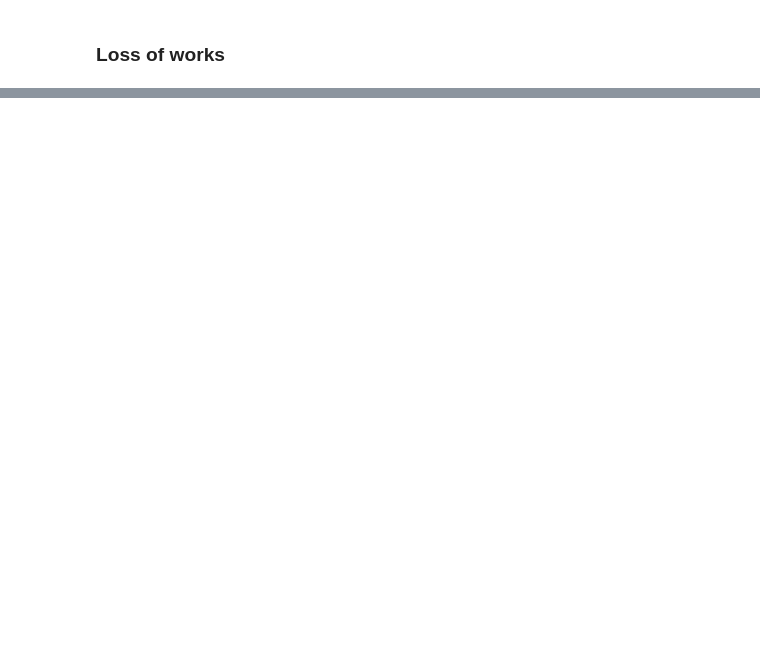
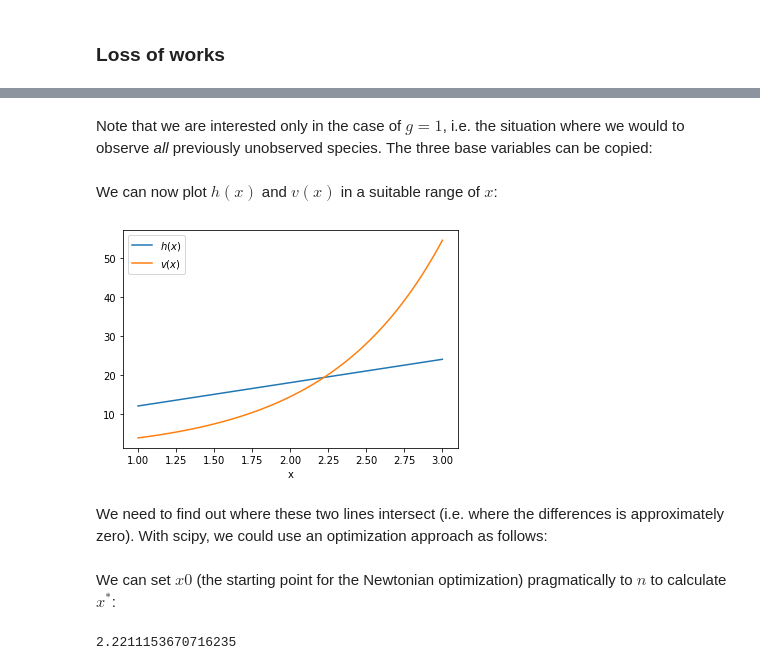
Before and after one commit to mikekestemont/minsampling, a Jupyter notebook: notebooks/estimating-diversity.ipynb, the cells around one changed output, grey strips where cells are left out. Cells and saved outputs as stored; diff of their text form; code cells hidden in the pictures; blank space fills up the shorter version.

```diff
--- a/notebooks/estimating-diversity.ipynb
+++ b/notebooks/estimating-diversity.ipynb
@@ -647,0 +732,18 @@ g = sb.lmplot(x="keep rate", y="AbsError", hue="estimator", order=2,
+# %% [markdown]
+Note that we are interested only in the case of $g=1$, i.e. the situation where we would to observe *all* previously unobserved species. The three base variables can be copied:
+# %%
+f1 = 3
+f2 = 2
+n = 161
+# %% [markdown]
+We can now plot $h(x)$ and $v(x)$ in a suitable range of $x$:
+# %%
+x = np.linspace(1, 3, 100)
+plt.plot(x, 2 * f1 * (1 + x), label='$h(x)$')
+plt.plot(x, np.exp(x * (2 * f2 / f1)), label='$v(x)$')
+plt.xlabel('x')
+plt.legend();
+# %% [output]
+[figure, added]
+# %% [markdown]
+We need to find out where these two lines intersect (i.e. where the differences is approximately zero). With scipy, we could use an optimization approach as follows:
@@ -647,0 +758,7 @@ g = sb.lmplot(x="keep rate", y="AbsError", hue="estimator", order=2,
+# %% [markdown]
+We can set $x0$ (the starting point for the Newtonian optimization) pragmatically to $n$ to calculate $x^*$:
+# %%
+x_ast = intersection(h, v, n)
+x_ast
+# %% [output]
+2.2211153670716235
```
Also changed, not shown: parts of 49 cells of this notebook.
